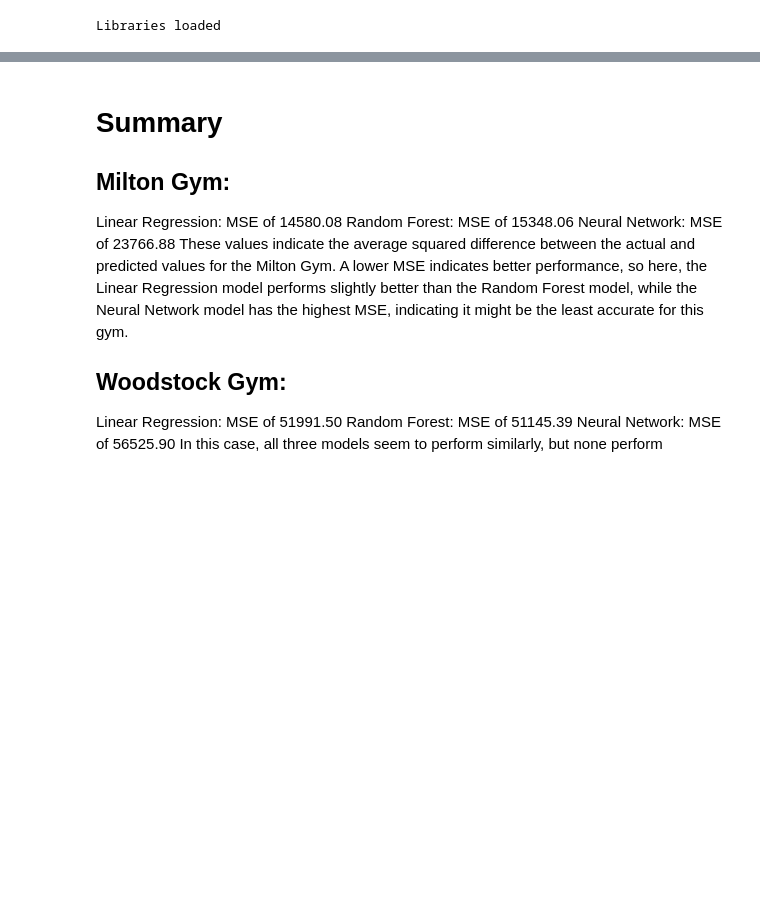
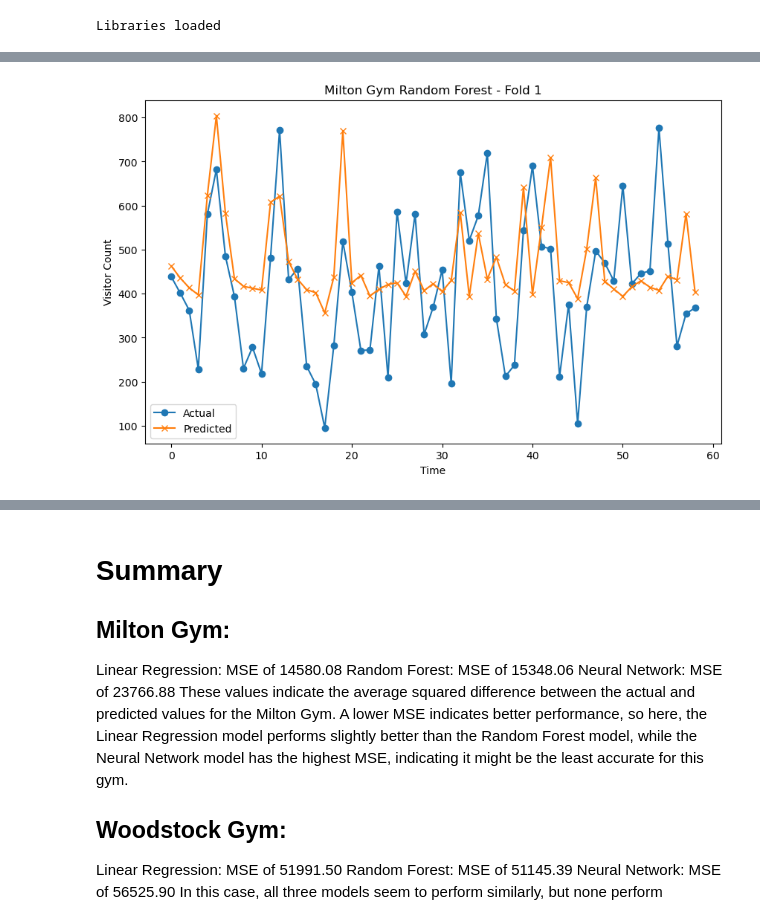
Before and after one commit to MappingKat/UnderperformingGym, a Jupyter notebook: Predicting Continued Gym Visitation.ipynb, the cells around one changed output, grey strips where cells are left out. Drawn from its saved outputs; the diff is of its cells as text; code cells hidden in the pictures; blank space fills up the shorter version.

```diff
--- a/Predicting Continued Gym Visitation.ipynb
+++ b/Predicting Continued Gym Visitation.ipynb
@@ -128,0 +122,80 @@ roswell_rf_forecast = random_forest_forecast(roswell_counts, train_size)
+# %%
+import matplotlib.pyplot as plt
+from sklearn.metrics import mean_absolute_error
+
+# Function to evaluate and print MAE for TimeSeriesSplit
+def evaluate_model_with_tscv(X, y, model_name):
+    tscv = TimeSeriesSplit(n_splits=5)
+    maes = []
+
+    for fold, (train_index, test_index) in enumerate(tscv.split(X)):
+        X_train, X_test = X[train_index], X[test_index]
+        y_train, y_test = y[train_index], y[test_index]
+
+        model = RandomForestRegressor(n_estimators=100)
+        model.fit(X_train, y_train)
+        y_pred = model.predict(X_test)
+
+        mae = mean_absolute_error(y_test, y_pred)
+        maes.append(mae)
+
+        print(f"Fold {fold + 1}: MAE = {mae}")
+
+        # Plot actual vs predicted values for the current fold
+        plt.figure(figsize=(10, 6))
+        plt.plot(range(len(y_test)), y_test, label="Actual", marker='o')
+        plt.plot(range(len(y_test)), y_pred, label="Predicted", marker='x')
+        plt.title(f"{model_name} - Fold {fold + 1}")
+        plt.xlabel("Time")
+        plt.ylabel("Visitor Count")
+        plt.legend()
+        plt.show()
+
+    print(f"Average MAE for {model_name}: {np.mean(maes)}")
+
+# Apply evaluation for each dataset
+print("Evaluating Milton Gym")
+evaluate_model_with_tscv(X_milton, y_milton, "Milton Gym Random Forest")
+
+print("Evaluating Woodstock Gym")
+evaluate_model_with_tscv(X_woodstock, y_woodstock, "Woodstock Gym Random Forest")
+
+print("Evaluating Roswell Gym")
+evaluate_model_with_tscv(X_roswell, y_roswell, "Roswell Gym Random Forest")
+
+print("Evaluating Roswell Problem Gym")
+evaluate_model_with_tscv(X_roswell_problem, y_roswell_problem, "Roswell Problem Gym Random Forest")
+
+# Function to forecast using ARIMA model and plot results
+def arima_forecast_and_plot(data, train_size, title):
+    decomposition = seasonal_decompose(data[:train_size], period=window_size)
+    trend = decomposition.trend.dropna()
+    model = ARIMA(trend, order=(1, 1, 1))
+    model_fit = model.fit()
+    forecast = model_fit.forecast(steps=len(data) - train_size)
+
+    # Plot actual vs predicted values
+    plt.figure(figsize=(10, 6))
+    plt.plot(data.index, data, label="Actual")
+    plt.plot(data.index[train_size:], forecast, label="Forecast", color='red')
+    plt.title(title)
+    plt.xlabel("Time")
+    plt.ylabel("Visitor Count")
+    plt.legend()
+    plt.show()
+
+    return forecast
+
+# Forecast and plot results for ARIMA model
+print("ARIMA Forecast for Milton Gym")
+milton_arima_forecast = arima_forecast_and_plot(milton_counts, train_size, "Milton Gym ARIMA Forecast")
+
+print("ARIMA Forecast for Woodstock Gym")
+woodstock_arima_forecast = arima_forecast_and_plot(woodstock_counts, train_size, "Woodstock Gym ARIMA Forecast")
+
+print("ARIMA Forecast for Roswell Problem Gym")
+roswell_problem_arima_forecast = arima_forecast_and_plot(roswell_problem_counts, train_size, "Roswell Problem Gym ARIMA Forecast")
+
+print("ARIMA Forecast for Roswell Gym")
+roswell_arima_forecast = arima_forecast_and_plot(roswell_counts, train_size, "Roswell Gym ARIMA Forecast")
+# %% [output]
@@ -128,0 +204 @@ roswell_rf_forecast = random_forest_forecast(roswell_counts, train_size)
+[figure, added]
```
Also changed, not shown: parts of 8 cells of this notebook.
